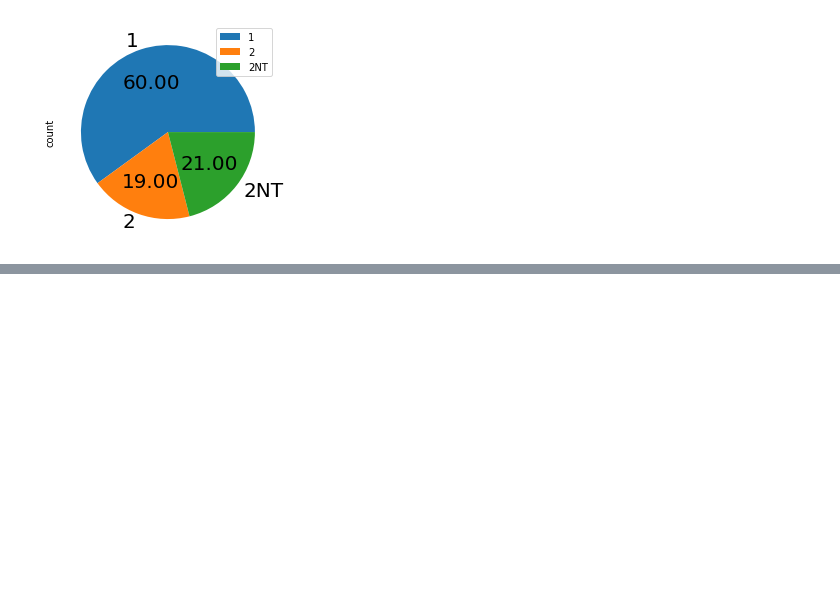
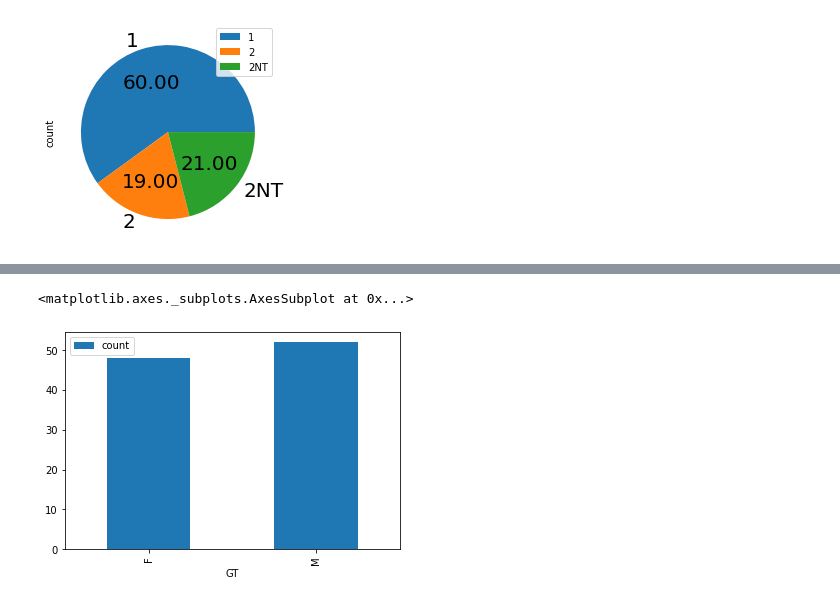
Before and after one commit to dangnhan-6426/NHAPMONPHANTICHDULIEUHOCSAU, a Jupyter notebook: Lab_2_Homework.ipynb, the cells around one changed output, grey strips where cells are left out. Drawn from its saved outputs; the diff is of its cells as text; code cells hidden in the pictures; blank space fills up the shorter version.

```diff
--- a/Lab_2_Homework.ipynb
+++ b/Lab_2_Homework.ipynb
@@ -180,0 +191,7 @@ array([<matplotlib.axes._subplots.AxesSubplot object at 0x...>],
+# %%
+#Hãy trình bày dữ liệu biến KV với các học sinh là nam thuộc dân tộc Kinh, có điểm thõa mãn điều kiện (DH1 >= 5.0 và DH2 >= 4.0 và DH3 >= 4.0)
+StaGT = df.groupby("GT")["GT"].agg(["count"])
+StaGT.plot.bar()
+# %% [output]
+<matplotlib.axes._subplots.AxesSubplot at 0x...>
+[figure, added]
```
Also changed, not shown: parts of 12 cells of this notebook.
